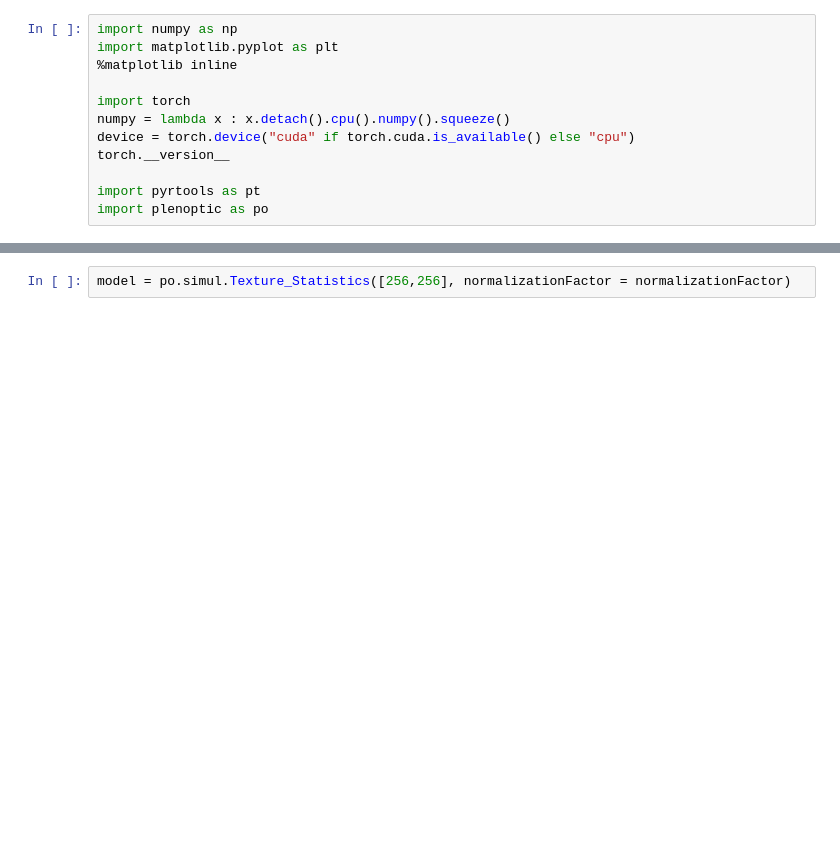
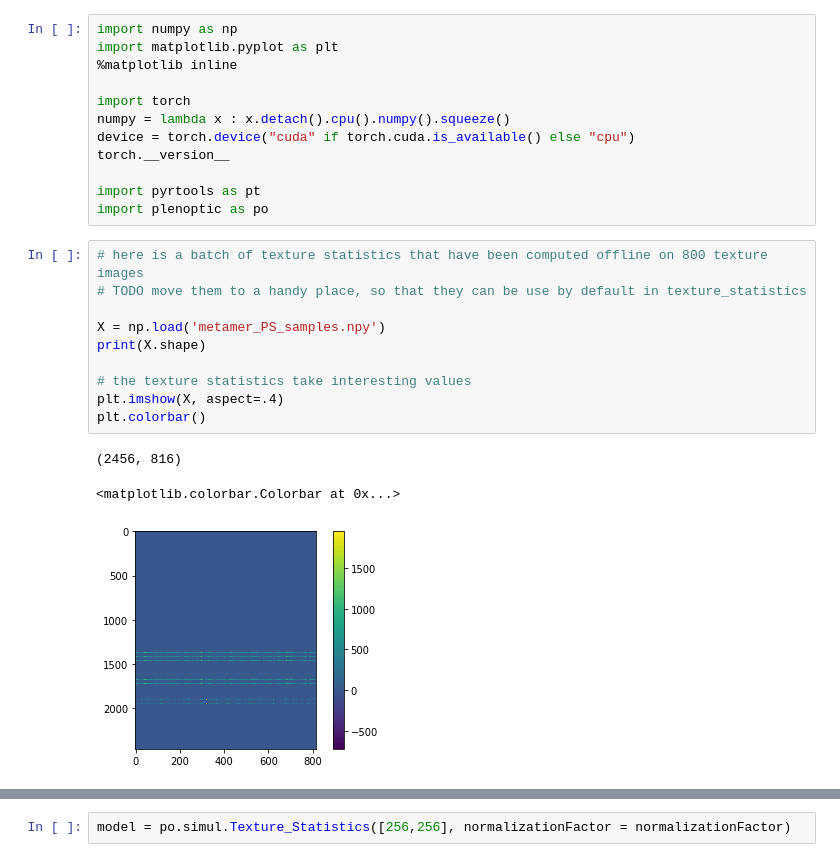
Before and after one commit to plenoptic-org/plenoptic, a Jupyter notebook: examples/text_stat_metamer.ipynb, the cells around one changed output, grey strips where cells are left out. Saved outputs shown, nothing was run; the diff lists cells and outputs as text; blank space fills up the shorter version.

```diff
--- a/examples/text_stat_metamer.ipynb
+++ b/examples/text_stat_metamer.ipynb
@@ -10,3 +10,17 @@ torch.__version__
 
 import pyrtools as pt
 import plenoptic as po
+# %%
+# here is a batch of texture statistics that have been computed offline on 800 texture images
+# TODO move them to a handy place, so that they can be use by default in texture_statistics
+
+X = np.load('metamer_PS_samples.npy')
+print(X.shape)
+
+# the texture statistics take interesting values
+plt.imshow(X, aspect=.4)
+plt.colorbar()
+# %% [output]
+(2456, 816)
+<matplotlib.colorbar.Colorbar at 0x...>
+[figure, added]
```
Also changed, not shown: parts of 21 cells of this notebook, 2 other files.
